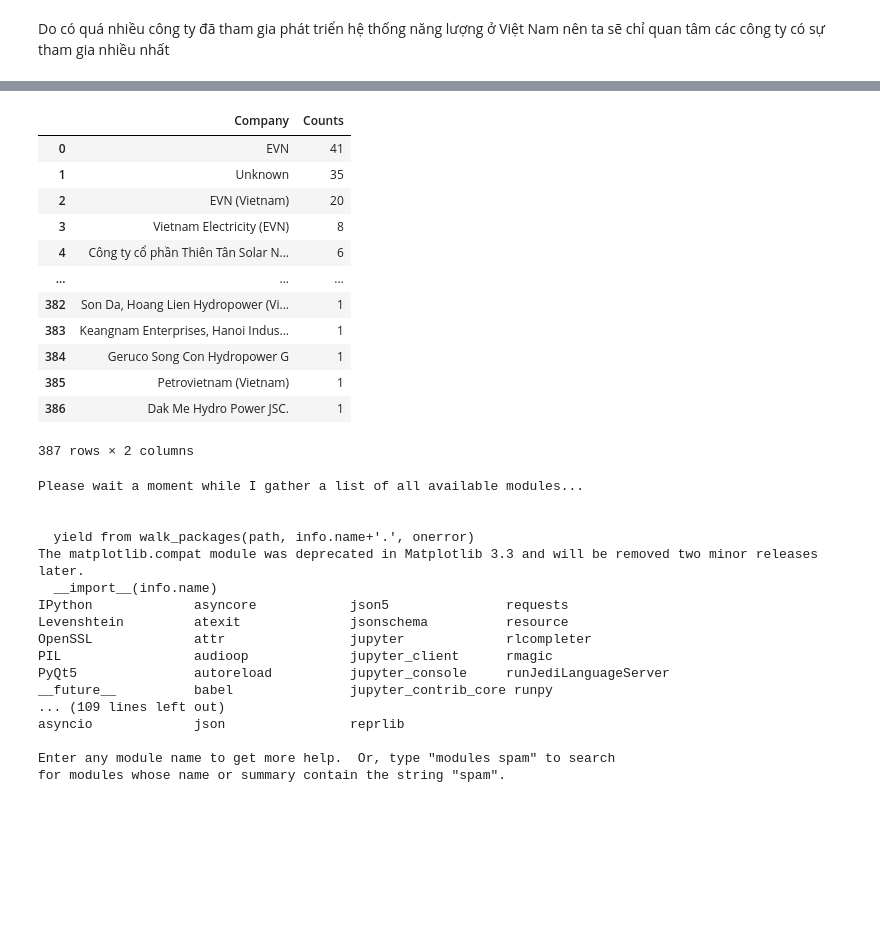
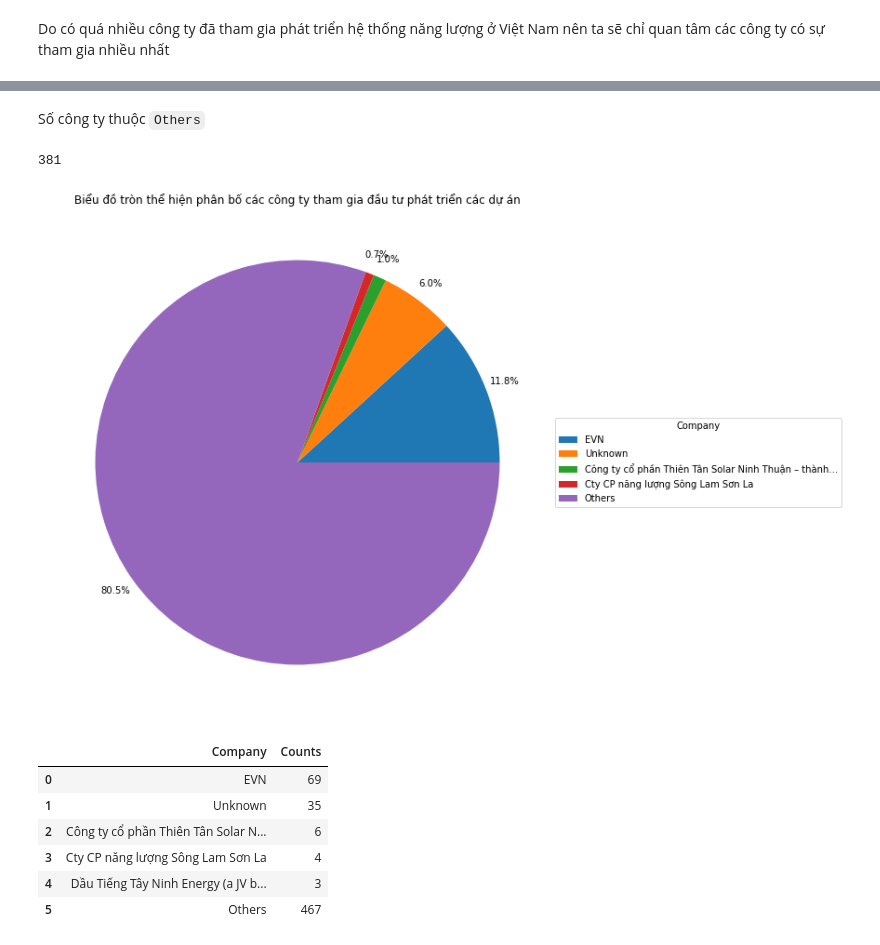
Before and after one commit to JustKidding2K/P4DS_FinalProject, a Jupyter notebook: Source.ipynb, the cells around one changed output, grey strips where cells are left out. Cells and saved outputs as stored; diff of their text form; code cells hidden in the pictures; blank space fills up the shorter version.

```diff
--- a/Source.ipynb
+++ b/Source.ipynb
@@ -372,6 +376,8 @@ df.drop(columns=cols_to_drop,inplace=True)
 # %%
 sponsor_developer_countries=pd.DataFrame(notnum_col_info_df.loc['value_counts','Country list of Sponsor/Developer'].items(), columns=['Country','Counts'])
 sponsor_developer_companies=pd.DataFrame(notnum_col_info_df.loc['value_counts','Sponsor/Developer Company'].items(), columns=['Company','Counts'])
+sponsor_developer_companies.loc[0,'Counts'] = sponsor_developer_companies.loc[0,'Counts']+sponsor_developer_companies.loc[2,'Counts']+sponsor_developer_companies.loc[3,'Counts']
+sponsor_developer_companies.drop(index=[2,3],inplace=True)
 sponsor_developer_countries.to_csv('sponsor_developer_countries.csv',index=False)
 sponsor_developer_companies.to_csv('sponsor_developer_companies.csv',index=False)
 # %% [markdown]
@@ -401,3 +408,10 @@ plt.show()
 # %% [markdown]
 Do có quá nhiều công ty đã tham gia phát triển hệ thống năng lượng ở Việt Nam nên ta sẽ chỉ quan tâm các công ty có sự tham gia nhiều nhất
+# %%
+def adjust_company_name(x):
+    if(len(x)>50):
+        return x[:50]+'...'
+    else:
+        return x
+sponsor_developer_companies['Company']=sponsor_developer_companies['Company'].apply(adjust_company_name)
 # %%
@@ -426,36 +428,29 @@ tmp_df
-# %%
-sponsor_developer_companies
-# %% [output]
-|  | Company | Counts |
-| 0 | EVN | 41 |
-| 1 | Unknown | 35 |
-| 2 | EVN (Vietnam) | 20 |
-| 3 | Vietnam Electricity (EVN) | 8 |
-| 4 | Công ty cổ phần Thiên Tân Solar N... | 6 |
-| ... | ... | ... |
-| 382 | Son Da, Hoang Lien Hydropower (Vi... | 1 |
-| 383 | Keangnam Enterprises, Hanoi Indus... | 1 |
-| 384 | Geruco Song Con Hydropower G | 1 |
-| 385 | Petrovietnam (Vietnam) | 1 |
-| 386 | Dak Me Hydro Power JSC. | 1 |
-387 rows × 2 columns
-# %%
-help("modules")
-# %% [output]
-Please wait a moment while I gather a list of all available modules...
-
-
-  yield from walk_packages(path, info.name+'.', onerror)
-The matplotlib.compat module was deprecated in Matplotlib 3.3 and will be removed two minor releases later.
-  __import__(info.name)
-IPython             asyncore            json5               requests
-Levenshtein         atexit              jsonschema          resource
-OpenSSL             attr                jupyter             rlcompleter
-PIL                 audioop             jupyter_client      rmagic
-PyQt5               autoreload          jupyter_console     runJediLanguageServer
-__future__          babel               jupyter_contrib_core runpy
-... (109 lines left out)
-asyncio             json                reprlib
-
-Enter any module name to get more help.  Or, type "modules spam" to search
-for modules whose name or summary contain the string "spam".
+# %% [markdown]
+Số công ty thuộc `Others`
+# %%
+sponsor_developer_companies.shape[0]-4
+# %% [output]
+381
+# %%
+
+fig, ax = plt.subplots(figsize=(18,10))
+wedges, texts, autotexts=ax.pie(tmp_df['Counts'],labels=tmp_df['Company'],labeldistance=None,autopct='%1.1f%%',pctdistance=1.1)
+ax.legend(title="Company",
+          loc="center left",
+          bbox_to_anchor=(1, 0, 0.5, 1))
+ax.set_title('Biểu đồ tròn thể hiện phân bố các công ty tham gia đầu tư phát triển các dự án')
+plt.show()
+# %% [output]
+[figure, added]
+# %%
+tmp_df=sponsor_developer_companies[:5]
+tmp_df=tmp_df.append({'Company':'Others','Counts':sponsor_developer_companies[5:]['Counts'].sum()},ignore_index=True)
+tmp_df
+# %% [output]
+|  | Company | Counts |
+| 0 | EVN | 69 |
+| 1 | Unknown | 35 |
+| 2 | Công ty cổ phần Thiên Tân Solar N... | 6 |
+| 3 | Cty CP năng lượng Sông Lam Sơn La | 4 |
+| 4 | Dầu Tiếng Tây Ninh Energy (a JV b... | 3 |
+| 5 | Others | 467 |
```
Also changed, not shown: parts of 13 cells of this notebook, 2 other files.
